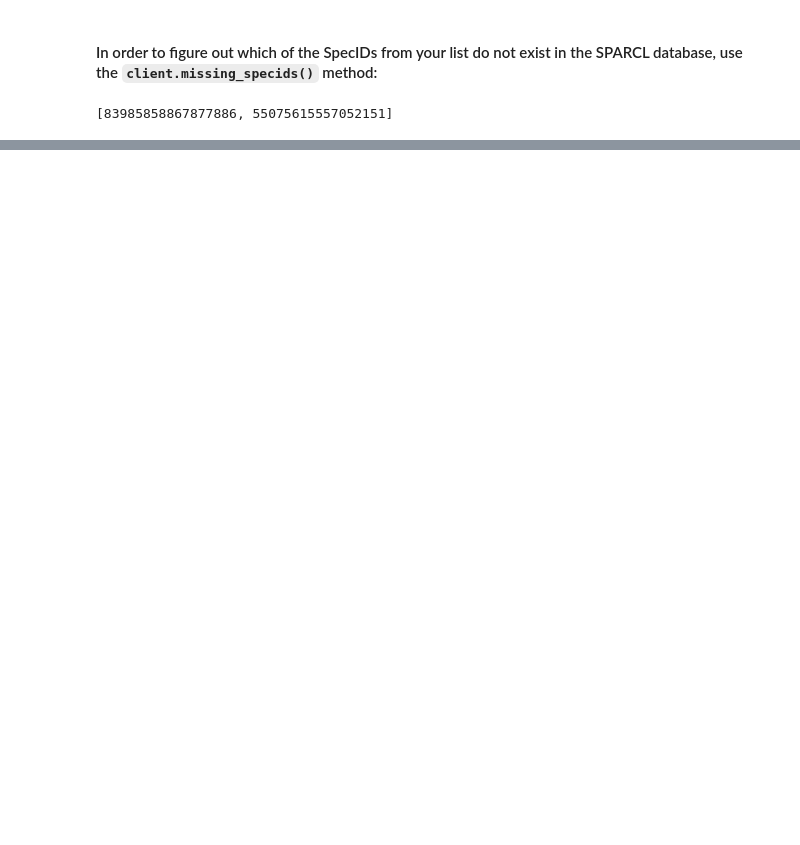
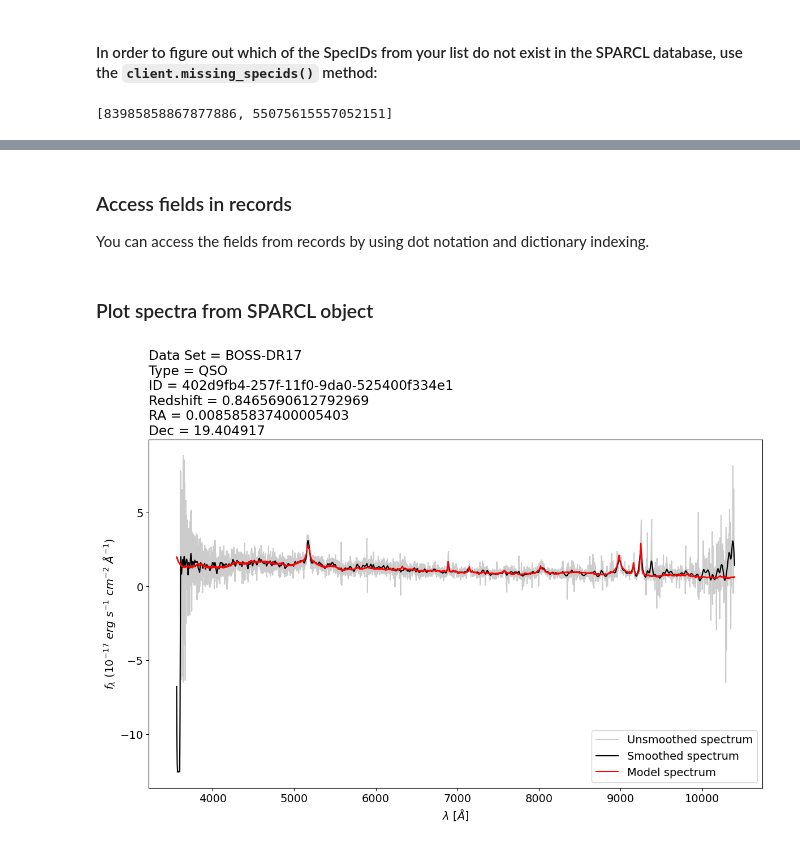
Before and after one commit to astro-datalab/notebooks-latest, a Jupyter notebook: 04_HowTos/SPARCL/How_to_use_SPARCL.ipynb, the cells around one changed output, grey strips where cells are left out. Saved outputs shown, nothing was run; the diff lists cells and outputs as text; code cells hidden in the pictures; blank space fills up the shorter version.

```diff
--- a/04_HowTos/SPARCL/How_to_use_SPARCL.ipynb
+++ b/04_HowTos/SPARCL/How_to_use_SPARCL.ipynb
@@ -680,0 +647,9 @@ client.missing_specids(specid_list=specids_test)
+# %%
+out = ['sparcl_id', 'ra', 'dec', 'redshift', 'spectype', 'data_release', 'redshift_err']
+cons = {'spectype': ['QSO'],
+        'redshift': [0.5, 0.9],
+        'data_release': ['DESI-DR1', 'SDSS-DR17', 'BOSS-DR17']}
+# %%
+found_III = client.find(outfields=out, constraints=cons, sort='ra', limit=10)
+["%s, %s, %f, %f, %f" % (f.sparcl_id, f.data_release, f.ra, f.redshift, f.redshift_err)
+ for f in found_III.records]
@@ -680,0 +670,8 @@ client.missing_specids(specid_list=specids_test)
+# %%
+# Define the fields to include in the retrieve function
+inc = ['sparcl_id', 'specid', 'data_release', 'redshift', 'flux',
+       'wavelength', 'model', 'ivar', 'mask', 'spectype', 'ra', 'dec', 'wave_sigma']
+# %%
+ids_III = found_III.ids
+results_III = client.retrieve(uuid_list=ids_III, include=inc)
+results_III.info
@@ -680,0 +696,3 @@ client.missing_specids(specid_list=specids_test)
+# %% [markdown]
+### Access fields in records
+You can access the fields from records by using dot notation and dictionary indexing.
@@ -680,0 +711,2 @@ client.missing_specids(specid_list=specids_test)
+# %% [markdown]
+### Plot spectra from SPARCL object
@@ -680,0 +752,4 @@ client.missing_specids(specid_list=specids_test)
+# %%
+plot_spec(index=3, results=results_III)
+# %% [output]
+[figure, added]
```
Also changed, not shown: parts of 85 cells of this notebook.
